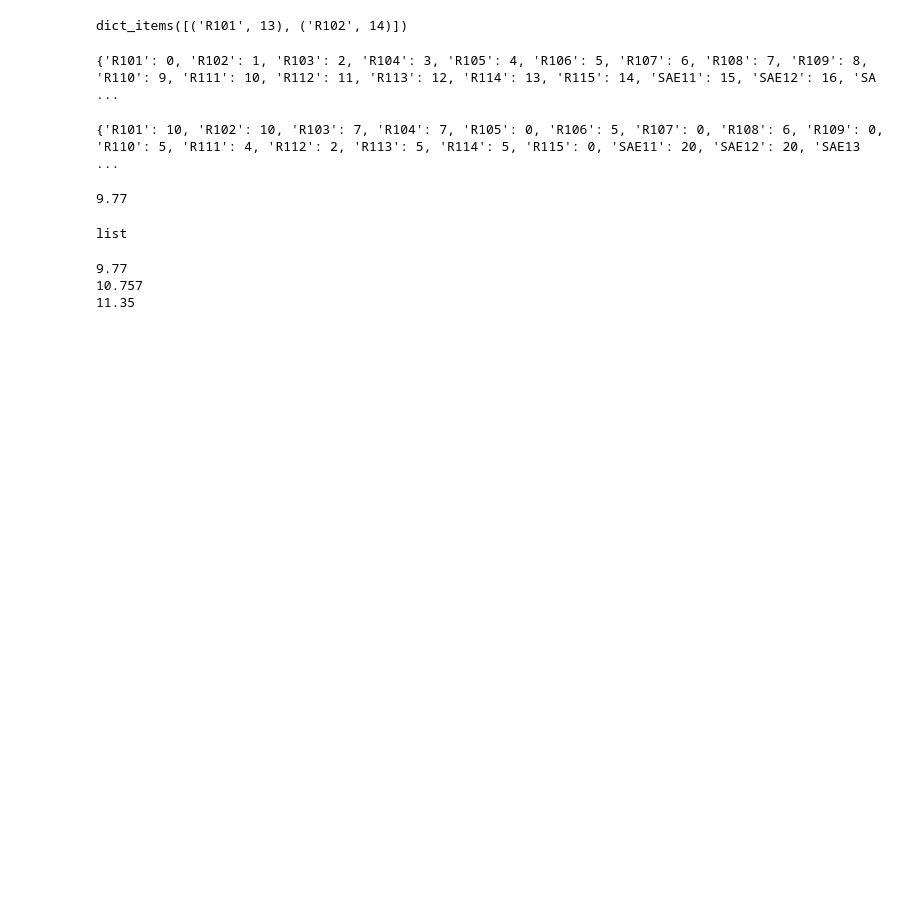
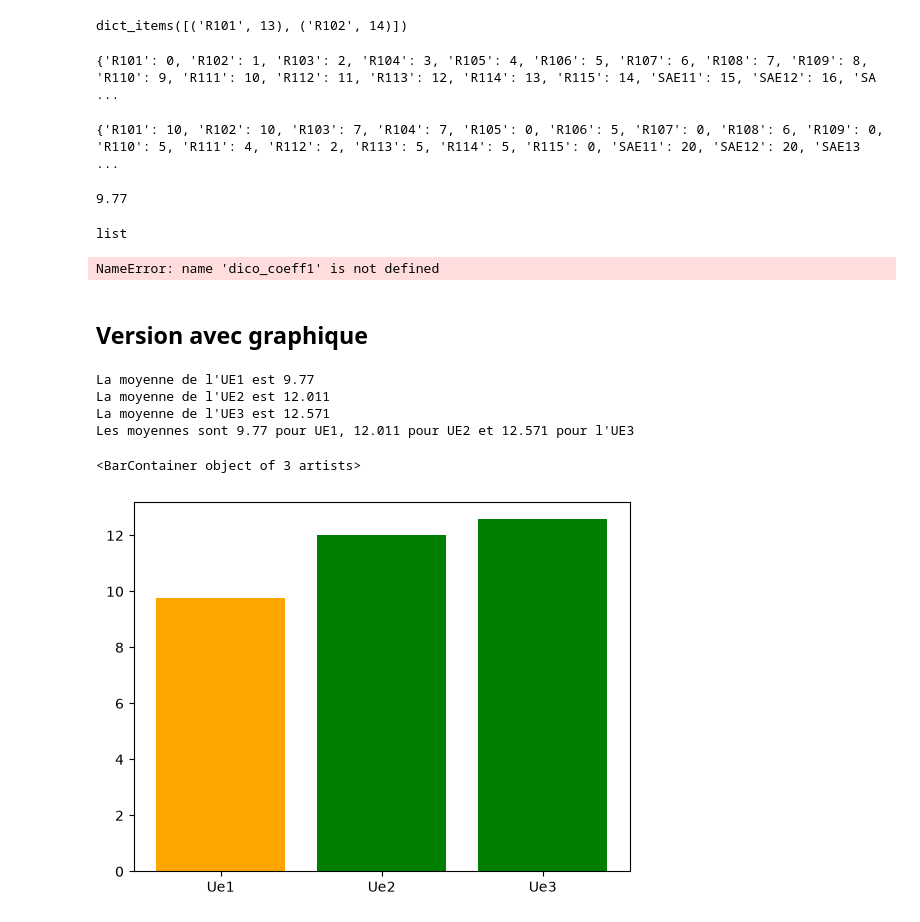
Before and after one commit to MaxenceDufourt/tp_calculnotation-, a Jupyter notebook: TP1 Calcul des UE.ipynb, the cells around one changed output. Drawn from its saved outputs; the diff is of its cells as text; code cells hidden in the pictures; blank space fills up the shorter version.

Commit message:
Tp 1 Version 4 finale avec représentation graphique

```diff
--- a/TP1 Calcul des UE.ipynb
+++ b/TP1 Calcul des UE.ipynb
@@ -321,10 +321,61 @@ for cle,value in dico_coeff3.items(): # pour chaque cle, donc pour chaque matiè
     total_coeff += dico_coeff3[cle] # cumul des coefficients (valeurs récupérées dans le dictionnaires des coeffs
     somme+= dico_coeff3[cle]*dico_notes[cle] # cumul des produits note*coeff avec la valeurs récup dans dict
 moy3 = round((somme/total_coeff),3) # calcul de la moyenne avec 3 chiffres après la virgule
-print(moy1)
-print(moy2)
-print(moy3)
+print("voici la moyenne de l'UE1",moy1)
+print("voici la moyenne de l'UE2",moy2)
+print("voici la moyenne de l'UE3",moy3)
 # %% [output]
-9.77
-10.757
-11.35
+NameError: name 'dico_coeff1' is not defined
+# %% [markdown]
+## Version avec graphique
+# %%
+import numpy as np
+import matplotlib.pyplot as plt
+# création de la liste de toutes les matières du semestre 1
+matiere = [f"R{i}" for i in range(101, 116)]+[f"SAE{i}"for i in range (11,17)]
+# initialisation de la liste des notes du semestre 1
+
+# initialisation des listes de coefficients
+list_coeffUe1 = [ 10,10,7,7,0,5,0,6,0,5,4,2,5,5,0,20,20,0,0,0,7]
+list_coeffUe2 = [ 4,0,2,8,6,0,0,0,0,5,5,2,9,9,3,0,0,29,0,0,7 ]
+list_coeffUe3 = [ 4,0,2,0,0,5,15,6,4,5,5,2,0,0,3,0,0,0,20,20,7]
+
+#for element in matiere:
+   #note =float(input(f"Quelle est la note pour la {element} ?"))
+    #list_notes.append(note)
+# version de la liste des notes en moins compliqué
+#list_notes = [float(input(f"Quelle est la note pour {element}? ")) for element in matiere]
+list_notes = [i for i in range(21)] # liste utilisée pour les tests
+#calcul de la moyenne des UE
+#calcul de la moyenne pondéré et on arrondis a 3 chiffres après la virgule
+
+moy1 = round(np.average(list_notes, weights = list_coeffUe1),3)
+moy2 = round(np.average(list_notes, weights = list_coeffUe2),3)
+moy3 = round(np.average(list_notes, weights = list_coeffUe3),3)
+print(f"La moyenne de l'UE1 est {moy1}")
+print(f"La moyenne de l'UE2 est {moy2}")
+print(f"La moyenne de l'UE3 est {moy3}")
+#en anglais on dit Weight average = moyenne pondérée
+def calcul_moy(list_coeff):
+    return round(np.average(list_notes, weights = list_coeff),3)
+
+print(f"Les moyennes sont {calcul_moy(list_coeffUe1)} pour UE1, {calcul_moy(list_coeffUe2)} pour UE2 et {calcul_moy(list_coeffUe3)} pour l'UE3")
+
+# construction du graphique
+def couleur (moy) :
+    if moy >= 10 :
+        return "green"
+    elif 8 <= moy < 10 :
+        return "orange"
+    else :
+        return "red"
+couleurs = [couleur(calcul_moy(list_coeffUe1)),couleur(calcul_moy(list_coeffUe2)),couleur(calcul_moy(list_coeffUe3))]
+
+plt.bar(["Ue1","Ue2","Ue3"],[calcul_moy(list_coeffUe1),calcul_moy(list_coeffUe2),calcul_moy(list_coeffUe3)],color = couleurs)
+# %% [output]
+La moyenne de l'UE1 est 9.77
+La moyenne de l'UE2 est 12.011
+La moyenne de l'UE3 est 12.571
+Les moyennes sont 9.77 pour UE1, 12.011 pour UE2 et 12.571 pour l'UE3
+<BarContainer object of 3 artists>
+[figure, added]
```
